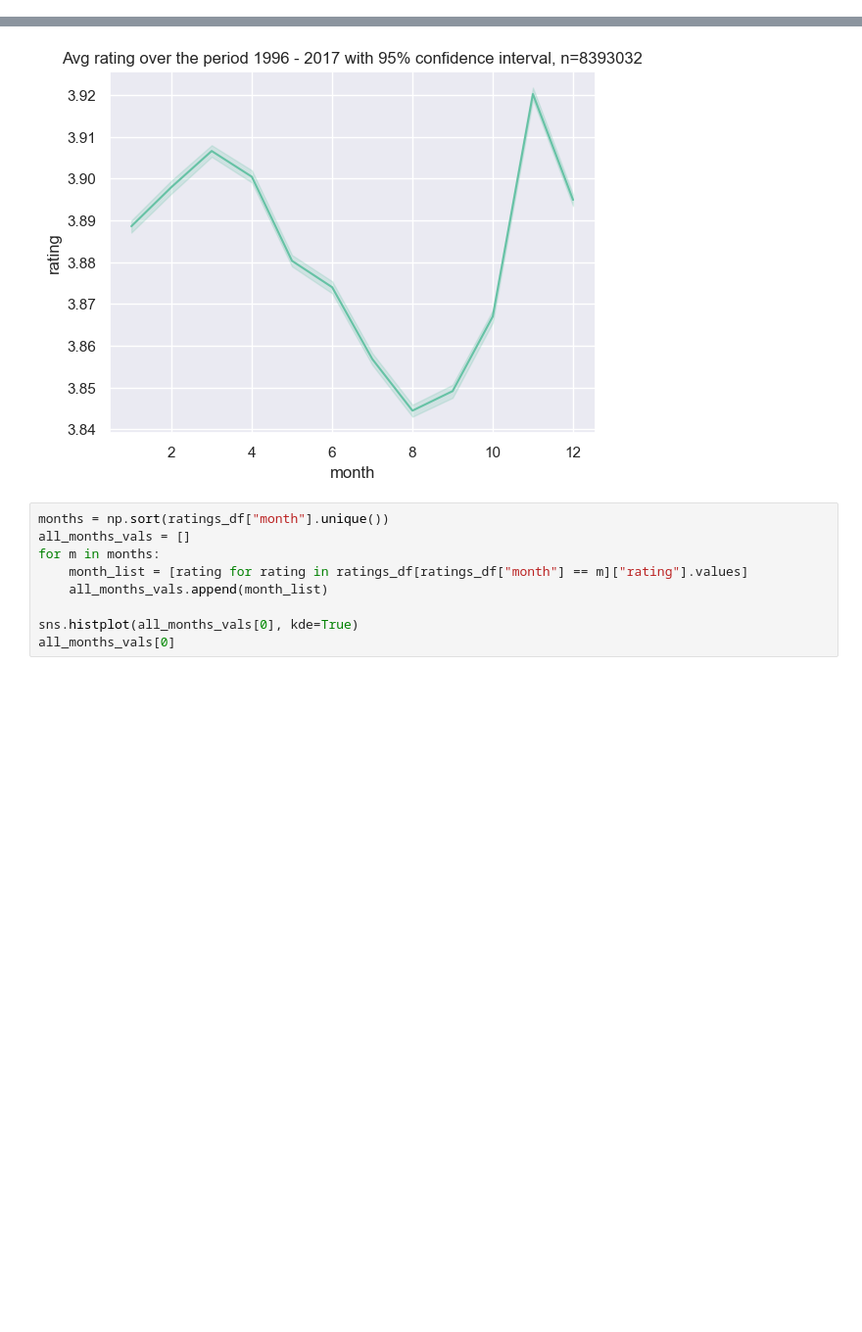
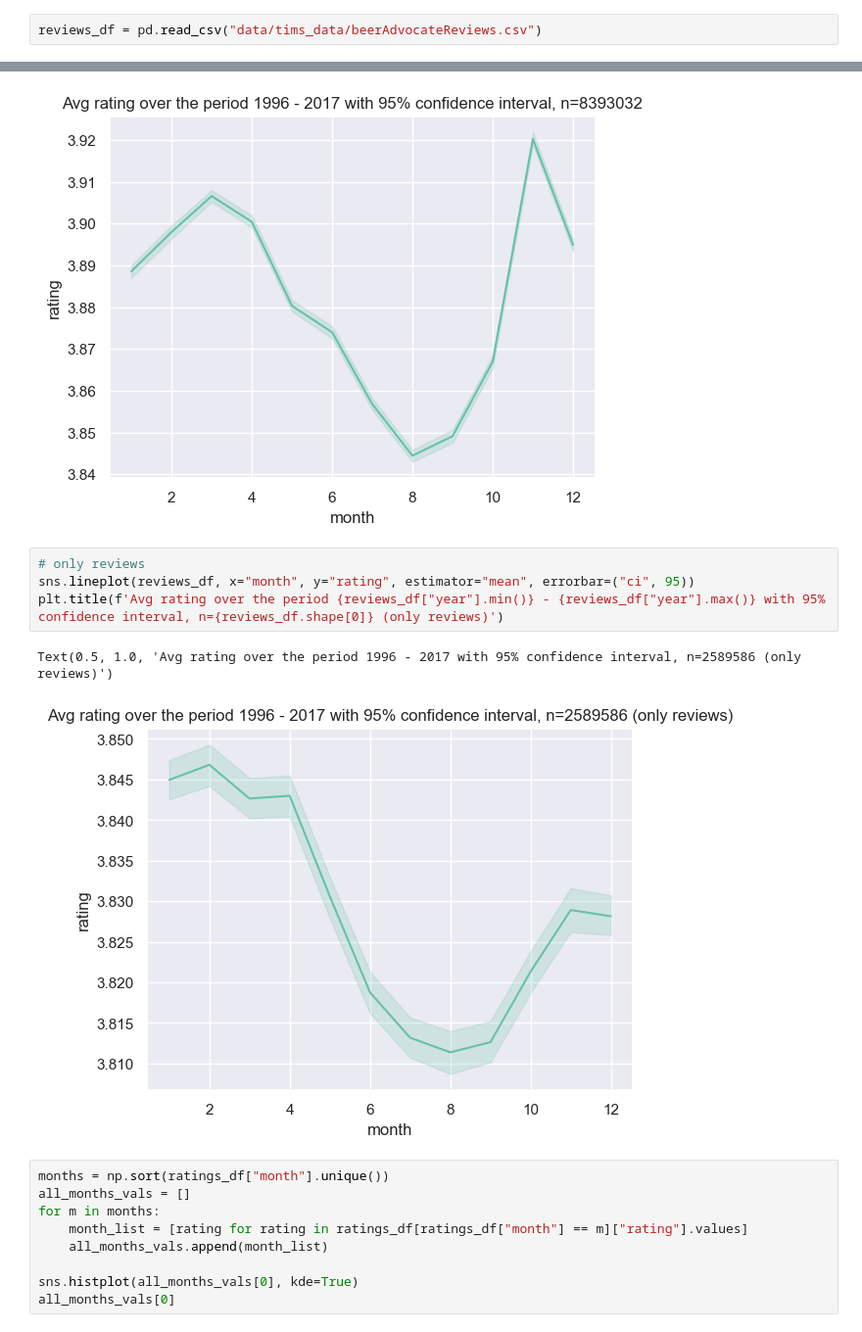
Before and after one commit to epfl-ada/ada-2024-project-leonardodatavinci, a Jupyter notebook: analysisTim.ipynb, the cells around one changed output, grey strips where cells are left out. Shown at 98% size. Drawn from its saved outputs; the diff is of its cells as text; blank space fills up the shorter version.

```diff
--- a/analysisTim.ipynb
+++ b/analysisTim.ipynb
@@ -50,3 +113,5 @@ From 8393032 reviews, 7892754 have a location (corresponding to the user) and 50
+# %%
+reviews_df = pd.read_csv("data/tims_data/beerAdvocateReviews.csv")
 # %%
 ratings_df = pd.read_csv("data/tims_data/beerAdvocateRatings.csv")
 # %% [markdown]
@@ -57,6 +122,13 @@ plt.title(f'Avg rating over the period {ratings_df["year"].min()} - {ratings_df[
 # %% [output]
 Text(0.5, 1.0, 'Avg rating over the period 1996 - 2017 with 95% confidence interval, n=8393032')
 [figure]
+# %%
+# only reviews
+sns.lineplot(reviews_df, x="month", y="rating", estimator="mean", errorbar=("ci", 95))
+plt.title(f'Avg rating over the period {reviews_df["year"].min()} - {reviews_df["year"].max()} with 95% confidence interval, n={reviews_df.shape[0]} (only reviews)')
+# %% [output]
+Text(0.5, 1.0, 'Avg rating over the period 1996 - 2017 with 95% confidence interval, n=2589586 (only reviews)')
+[figure, added]
 # %%
 months = np.sort(ratings_df["month"].unique())
 all_months_vals = []
```
Also changed, not shown: parts of 17 cells of this notebook, 1 other file.
